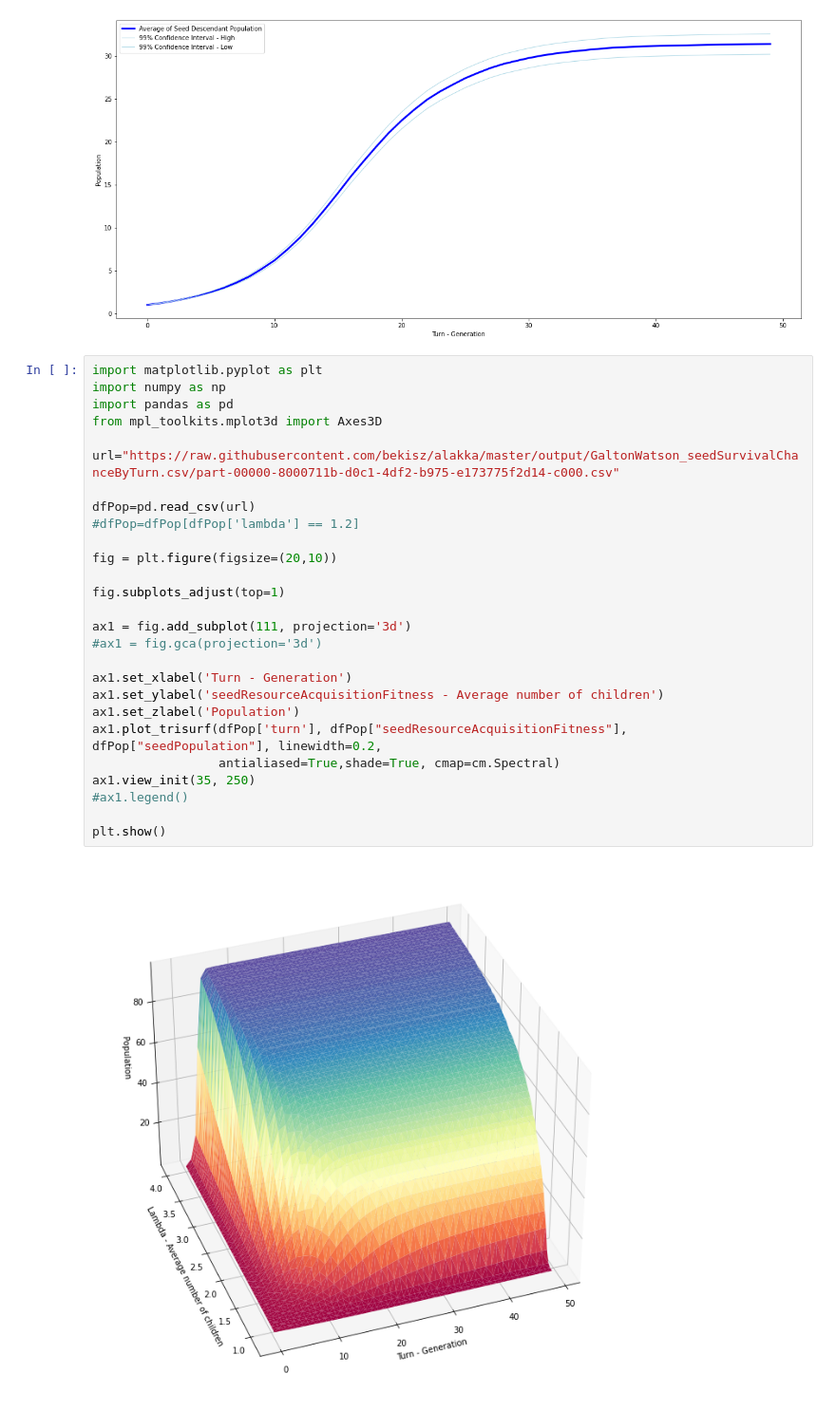
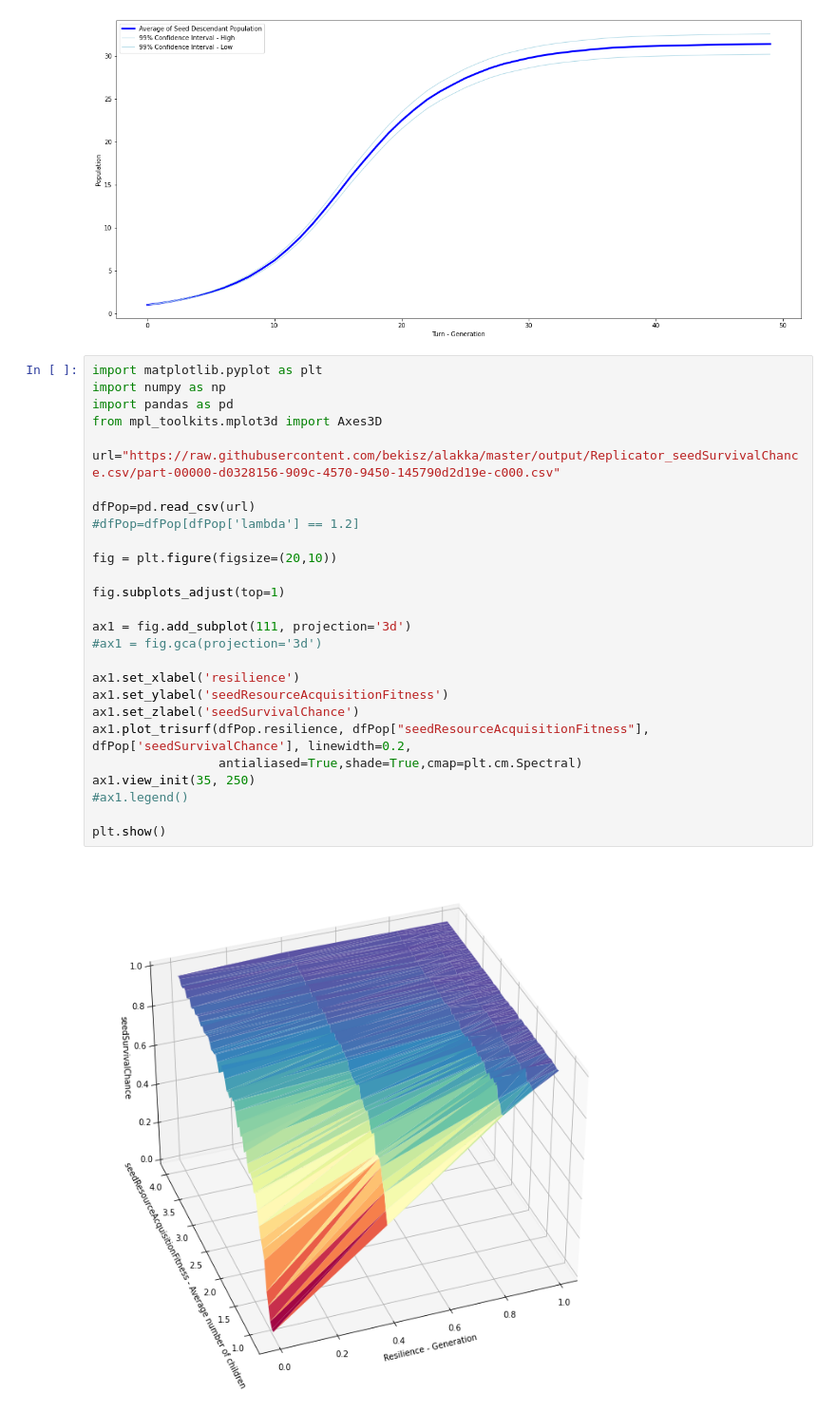
Before and after one commit to bekisz/alakka, a Jupyter notebook: src/main/python/ReplictorExperiment.ipynb, the cells around one changed output. Shown at 95% size. Drawn from its saved outputs; the diff is of its cells as text.

Commit message:
ReplicatorExperiment with Mutation

```diff
--- a/src/main/python/ReplictorExperiment.ipynb
+++ b/src/main/python/ReplictorExperiment.ipynb
@@ -47,29 +57,29 @@ plt.show()
 # %%
 import matplotlib.pyplot as plt
 import numpy as np
 import pandas as pd
 from mpl_toolkits.mplot3d import Axes3D
 
-url="https://raw.githubusercontent.com/bekisz/alakka/master/output/GaltonWatson_seedSurvivalChanceByTurn.csv/part-00000-8000711b-d0c1-4df2-b975-e173775f2d14-c000.csv"
+url="https://raw.githubusercontent.com/bekisz/alakka/master/output/Replicator_seedSurvivalChance.csv/part-00000-d0328156-909c-4570-9450-145790d2d19e-c000.csv"
 
 dfPop=pd.read_csv(url)
 #dfPop=dfPop[dfPop['lambda'] == 1.2]
 
 fig = plt.figure(figsize=(20,10))
 
 fig.subplots_adjust(top=1)
 
 ax1 = fig.add_subplot(111, projection='3d')
 #ax1 = fig.gca(projection='3d')
 
-ax1.set_xlabel('Turn - Generation')
-ax1.set_ylabel('seedResourceAcquisitionFitness - Average number of children')
-ax1.set_zlabel('Population')
-ax1.plot_trisurf(dfPop['turn'], dfPop["seedResourceAcquisitionFitness"], dfPop["seedPopulation"], linewidth=0.2,
-                 antialiased=True,shade=True, cmap=cm.Spectral)
+ax1.set_xlabel('resilience')
+ax1.set_ylabel('seedResourceAcquisitionFitness')
+ax1.set_zlabel('seedSurvivalChance')
+ax1.plot_trisurf(dfPop.resilience, dfPop["seedResourceAcquisitionFitness"], dfPop['seedSurvivalChance'], linewidth=0.2,
+                 antialiased=True,shade=True,cmap=plt.cm.Spectral)
 ax1.view_init(35, 250)
 #ax1.legend()
 
 plt.show()
 # %% [output]
-[figure, old version]
+[figure, new version]
```
Also changed, not shown: parts of 1 cell of this notebook, 17 other files.
